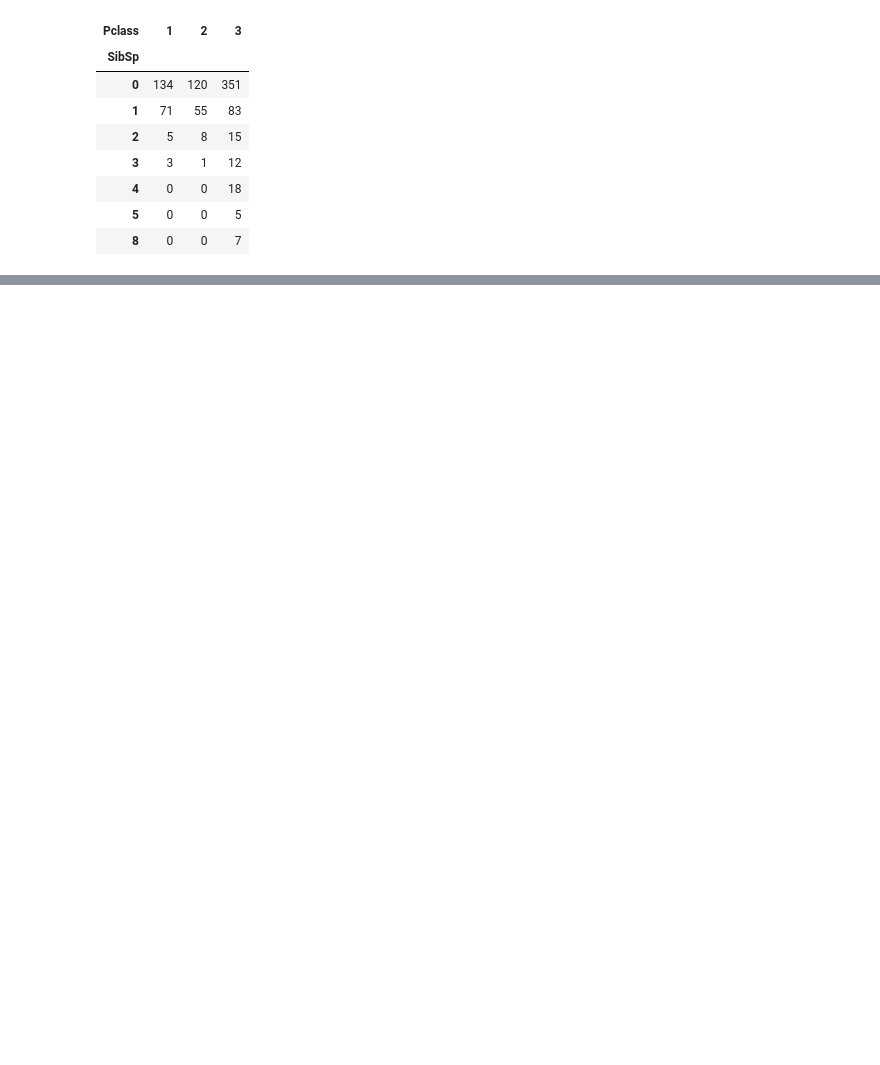
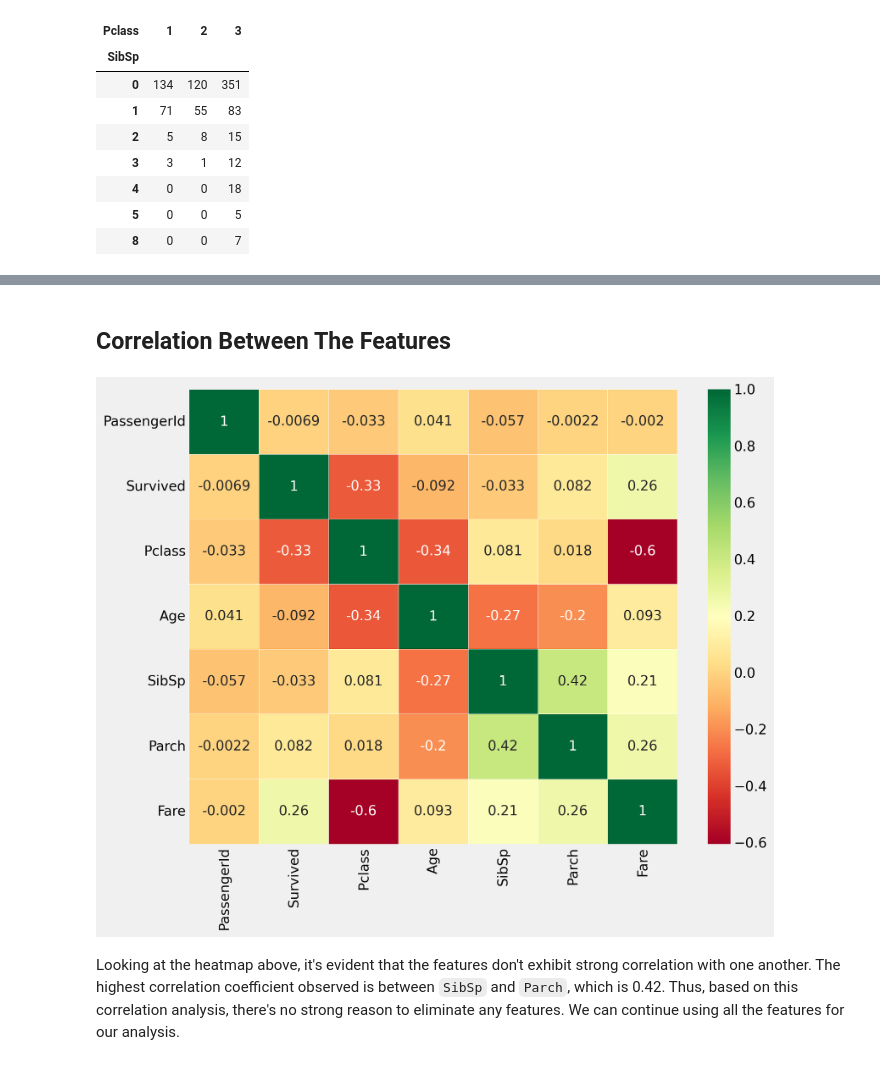
Before and after one commit to hisyam-jaelani/Data-Science-Projects, a Jupyter notebook: from-tragedy-to-insights-titanic.ipynb, the cells around one changed output, grey strips where cells are left out. Cells and saved outputs as stored; diff of their text form; code cells hidden in the pictures; blank space fills up the shorter version.

```diff
--- a/from-tragedy-to-insights-titanic.ipynb
+++ b/from-tragedy-to-insights-titanic.ipynb
@@ -693,0 +778,11 @@ pd.crosstab(train_df.SibSp,train_df.Pclass).style.background_gradient(cmap='summ
+# %% [markdown]
+## Correlation Between The Features
+# %%
+sns.heatmap(train_df.corr(), annot=True, cmap='RdYlGn',linewidths=0.2)
+fig =plt.gcf()
+fig.set_size_inches(10,8)
+plt.show()
+# %% [output]
+[figure, added]
+# %% [markdown]
+Looking at the heatmap above, it's evident that the features don't exhibit strong correlation with one another. The highest correlation coefficient observed is between `SibSp` and `Parch`, which is 0.42. Thus, based on this correlation analysis, there's no strong reason to eliminate any features. We can continue using all the features for our analysis.
```
Also changed, not shown: parts of 26 cells of this notebook.
